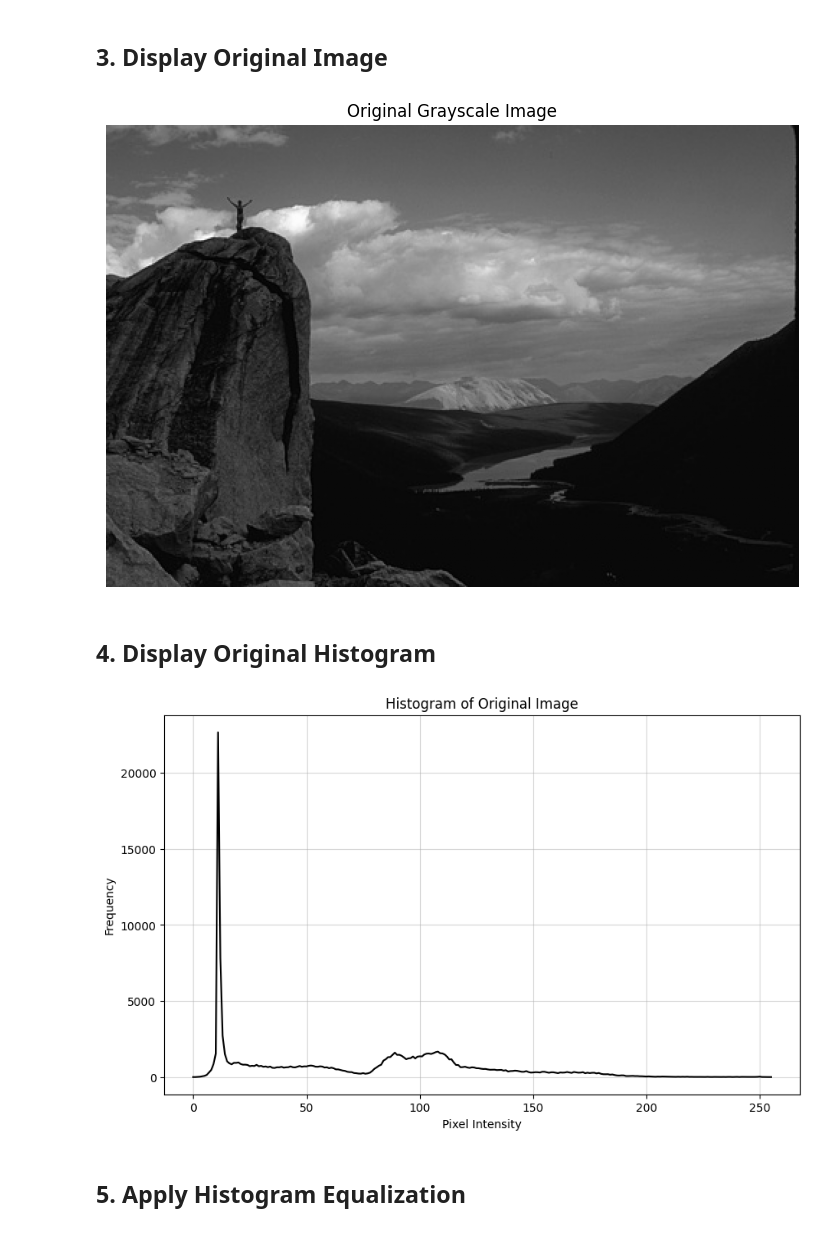
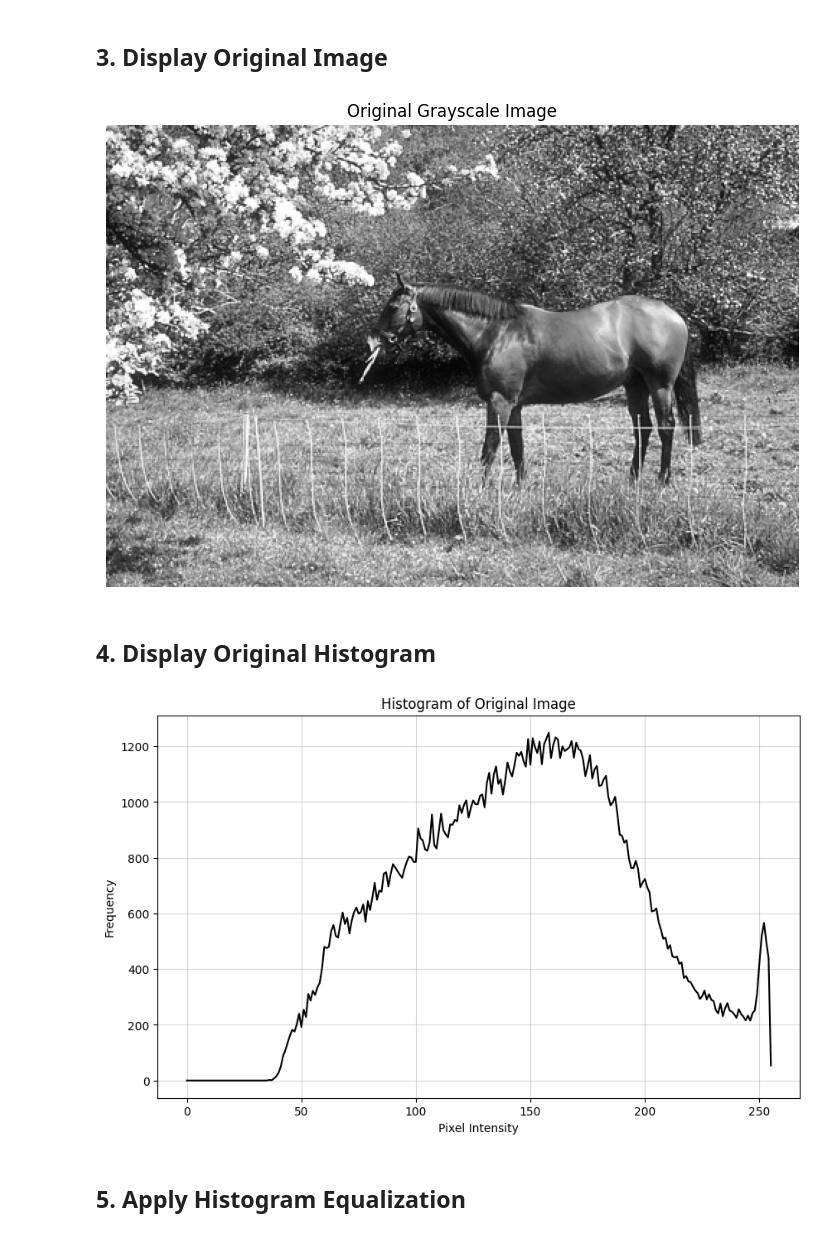
Before and after one commit to m-danaee/HW1_CV, a Jupyter notebook: histogram_equalization.ipynb, the cells around one changed output. Drawn from its saved outputs; the diff is of its cells as text; code cells hidden in the pictures.

```diff
--- a/histogram_equalization.ipynb
+++ b/histogram_equalization.ipynb
@@ -12,7 +12,7 @@ plt.rcParams['figure.figsize'] = (10, 6)
 ## 2. Load the Image
 # %%
 # Image path
-image_path = 'assets/0002.png'
+image_path = 'assets/histogram/0057.png'
 
 # Load the image (default is in BGR format)
 img_color = cv.imread(image_path)
@@ -37,25 +37,25 @@ if 'img_gray' in locals():
 else:
     print("Please load an image first.")
 # %% [output]
-[figure, old version]
+[figure, new version]
 # %% [markdown]
 ## 4. Display Original Histogram
 # %%
 if 'img_gray' in locals():
     # Calculate histogram
-    hist_original = cv.calcHist([img_gray], [0], None, [256], [0, 255])
+    hist_original = cv.calcHist([img_gray], [0], None, [256], [0, 256])
 
     # Plot histogram
     plt.plot(hist_original, color='black')
     plt.title('Histogram of Original Image')
     plt.xlabel('Pixel Intensity')
     plt.ylabel('Frequency')
     plt.grid(True, alpha=0.5)
     plt.show()
 else:
     print("Please load an image first.")
 # %% [output]
-[figure, old version]
+[figure, new version]
 # %% [markdown]
 ## 5. Apply Histogram Equalization
 # %%
```
Also changed, not shown: parts of 3 cells of this notebook, 3 other files.
